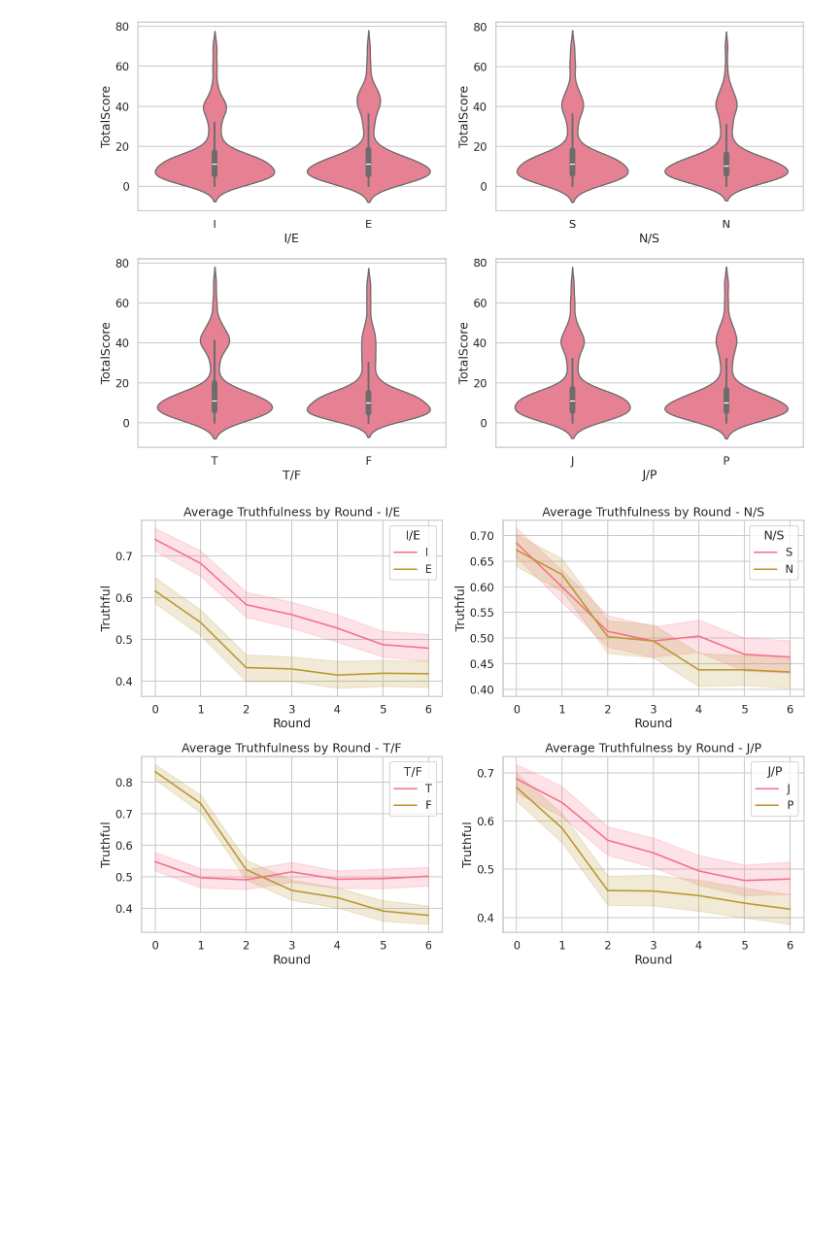
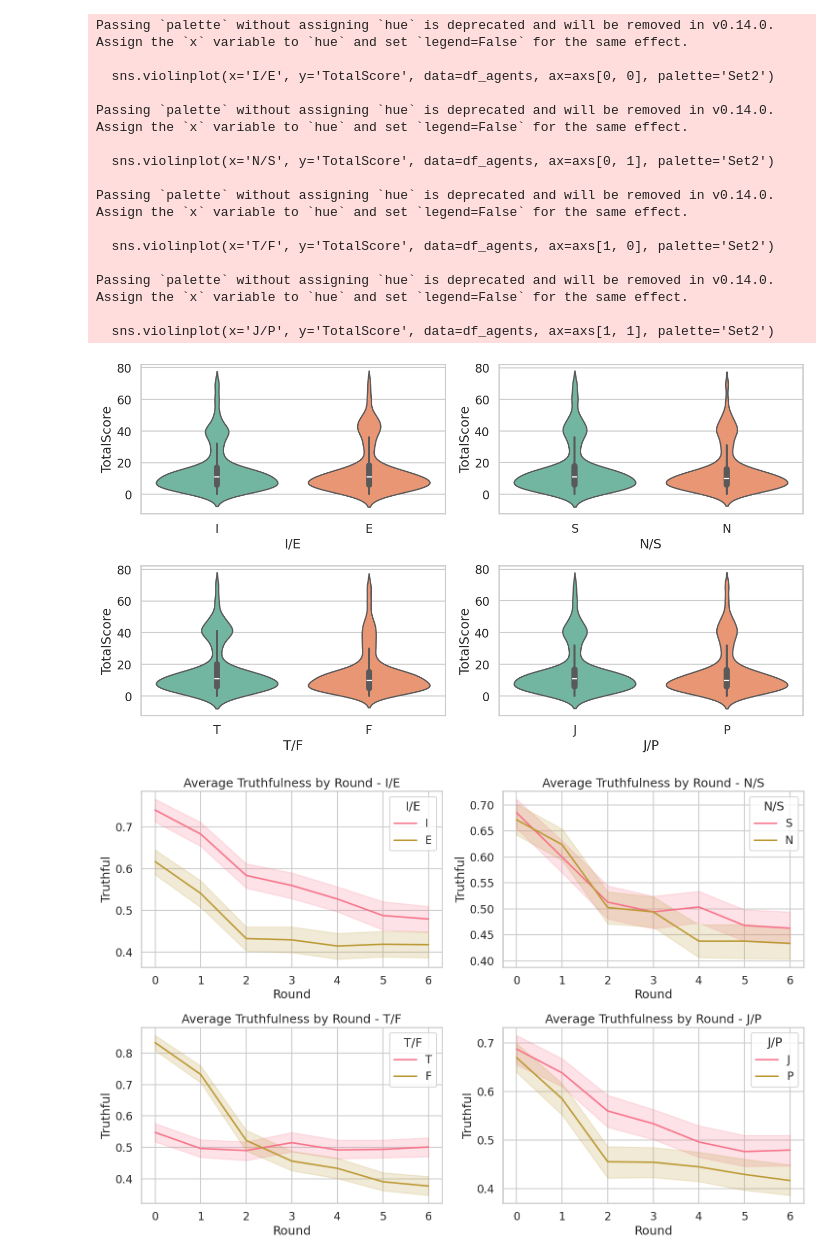
Before and after one commit to mathislindner/Multi-Agent-LLM-Game-Theory, a Jupyter notebook: plot_by_game.ipynb, the cells around one changed output. Cells and saved outputs as stored; diff of their text form; code cells hidden in the pictures; blank space fills up the shorter version.

Commit message:
changed plots

```diff
--- a/plot_by_game.ipynb
+++ b/plot_by_game.ipynb
@@ -4,7 +4,7 @@ import matplotlib.pyplot as plt
 import seaborn as sns
 import ast
 import os
-path = "/cluster/home/mlindner/Github/master_thesis_project/src/data/outputs"
-plots_path = "/cluster/home/mlindner/Github/master_thesis_project/src/data/outputs/plots/by_game/"
+path = "src/data/outputs"
+plots_path = "src/data/outputs/plots/game_theory/by_game/"
 os.makedirs(plots_path, exist_ok=True)
 # %%
@@ -23,5 +23,5 @@ df.to_csv(output_path, index=False)
 # %%
-file_name = "combo.csv"
+file_name = "by_game.csv"
 df = pd.read_csv(os.path.join(path, file_name))
 #games_list = ["prisoners_dilemma", "stag_hunt", "generic", "chicken", "hawk_dove"]
 #df = df[df['game_name'].isin(games_list)]
@@ -113,17 +114,35 @@ df_agents.head()
 # %%
 sns.set(style="whitegrid")
 sns.set_context("talk")
-sns.set_palette("husl")
-fig, axs = plt.subplots(2, 2, figsize=(15, 10))
-sns.violinplot(x='I/E', y='TotalScore', data=df_agents, ax=axs[0, 0])
-sns.violinplot(x='N/S', y='TotalScore', data=df_agents, ax=axs[0, 1])
-sns.violinplot(x='T/F', y='TotalScore', data=df_agents, ax=axs[1, 0])
-sns.violinplot(x='J/P', y='TotalScore', data=df_agents, ax=axs[1, 1])
+
+fig, axs = plt.subplots(2, 2, figsize=(14, 8))
+
+# Use Set2 palette for each violin plot
+sns.violinplot(x='I/E', y='TotalScore', data=df_agents, ax=axs[0, 0], palette='Set2')
+sns.violinplot(x='N/S', y='TotalScore', data=df_agents, ax=axs[0, 1], palette='Set2')
+sns.violinplot(x='T/F', y='TotalScore', data=df_agents, ax=axs[1, 0], palette='Set2')
+sns.violinplot(x='J/P', y='TotalScore', data=df_agents, ax=axs[1, 1], palette='Set2')
+
 plt.tight_layout()
-plt.savefig(plots_path + "score_violin_per_dichotomy.png")
+plt.savefig(plots_path + "score_violin_per_dichotomy.png", dpi=300, bbox_inches='tight')
 plt.show()
 # %% [output]
+Passing `palette` without assigning `hue` is deprecated and will be removed in v0.14.0. Assign the `x` variable to `hue` and set `legend=False` for the same effect.
+
+  sns.violinplot(x='I/E', y='TotalScore', data=df_agents, ax=axs[0, 0], palette='Set2')
+
+Passing `palette` without assigning `hue` is deprecated and will be removed in v0.14.0. Assign the `x` variable to `hue` and set `legend=False` for the same effect.
+
+  sns.violinplot(x='N/S', y='TotalScore', data=df_agents, ax=axs[0, 1], palette='Set2')
+
+Passing `palette` without assigning `hue` is deprecated and will be removed in v0.14.0. Assign the `x` variable to `hue` and set `legend=False` for the same effect.
+
+  sns.violinplot(x='T/F', y='TotalScore', data=df_agents, ax=axs[1, 0], palette='Set2')
+
+Passing `palette` without assigning `hue` is deprecated and will be removed in v0.14.0. Assign the `x` variable to `hue` and set `legend=False` for the same effect.
+
+  sns.violinplot(x='J/P', y='TotalScore', data=df_agents, ax=axs[1, 1], palette='Set2')
-[figure, old version]
+[figure, new version]
 # %%
 # Prepare the data for plotting
 df_agents['Round'] = df_agents['CumulativeScores'].apply(lambda x: list(range(len(x))))
```
Also changed, not shown: parts of 8 cells of this notebook, 3 other files.
